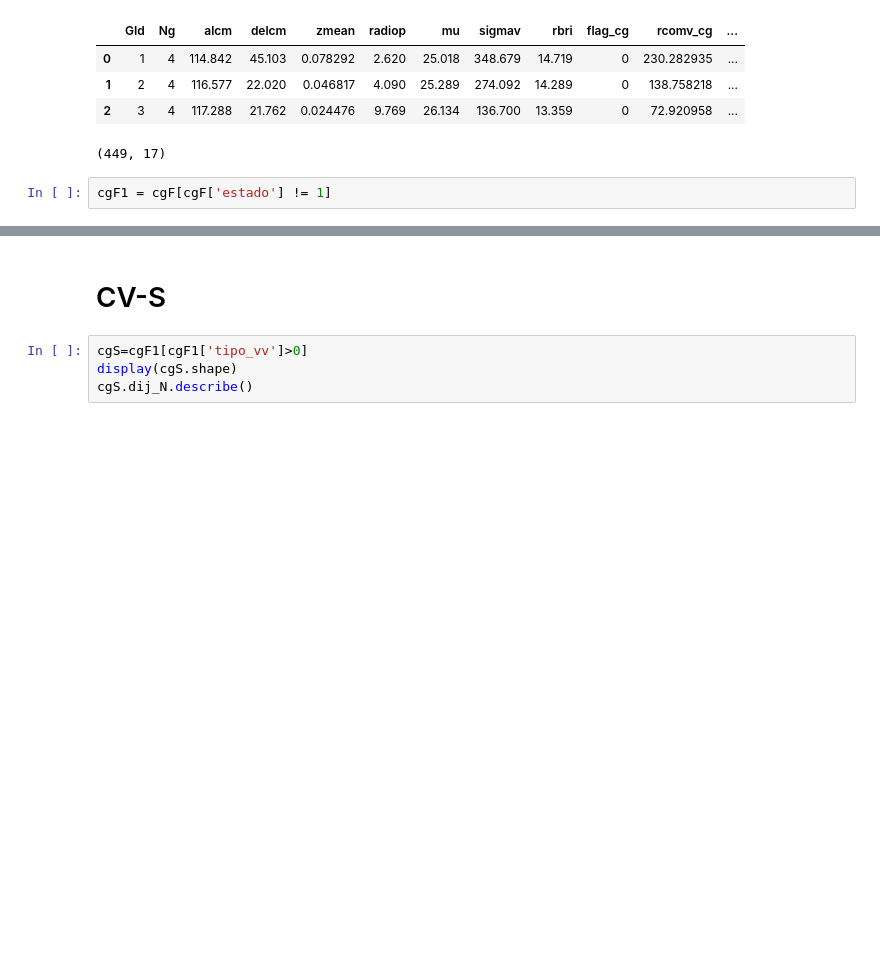
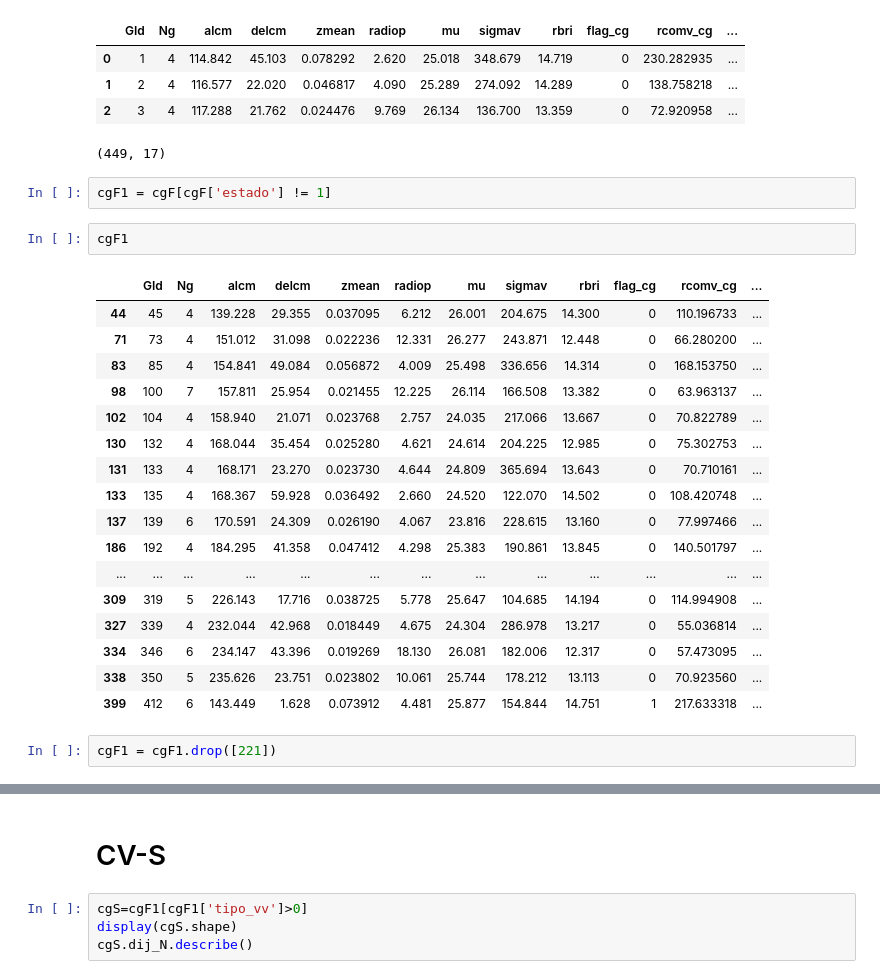
Before and after one commit to antotaverna/cg_environments, a Jupyter notebook: plots/void/dist_pf.ipynb, the cells around one changed output, grey strips where cells are left out. Drawn from its saved outputs; the diff is of its cells as text; blank space fills up the shorter version.

```diff
--- a/plots/void/dist_pf.ipynb
+++ b/plots/void/dist_pf.ipynb
@@ -54,6 +54,28 @@ display(cgF.shape)
 (449, 17)
 # %%
 cgF1 = cgF[cgF['estado'] != 1]
+# %%
+cgF1
+# %% [output]
+|  | GId | Ng | alcm | delcm | zmean | radiop | mu | sigmav | rbri | flag_cg | rcomv_cg | ... |
+| 44 | 45 | 4 | 139.228 | 29.355 | 0.037095 | 6.212 | 26.001 | 204.675 | 14.300 | 0 | 110.196733 | ... |
+| 71 | 73 | 4 | 151.012 | 31.098 | 0.022236 | 12.331 | 26.277 | 243.871 | 12.448 | 0 | 66.280200 | ... |
+| 83 | 85 | 4 | 154.841 | 49.084 | 0.056872 | 4.009 | 25.498 | 336.656 | 14.314 | 0 | 168.153750 | ... |
+| 98 | 100 | 7 | 157.811 | 25.954 | 0.021455 | 12.225 | 26.114 | 166.508 | 13.382 | 0 | 63.963137 | ... |
+| 102 | 104 | 4 | 158.940 | 21.071 | 0.023768 | 2.757 | 24.035 | 217.066 | 13.667 | 0 | 70.822789 | ... |
+| 130 | 132 | 4 | 168.044 | 35.454 | 0.025280 | 4.621 | 24.614 | 204.225 | 12.985 | 0 | 75.302753 | ... |
+| 131 | 133 | 4 | 168.171 | 23.270 | 0.023730 | 4.644 | 24.809 | 365.694 | 13.643 | 0 | 70.710161 | ... |
+| 133 | 135 | 4 | 168.367 | 59.928 | 0.036492 | 2.660 | 24.520 | 122.070 | 14.502 | 0 | 108.420748 | ... |
+| 137 | 139 | 6 | 170.591 | 24.309 | 0.026190 | 4.067 | 23.816 | 228.615 | 13.160 | 0 | 77.997466 | ... |
+| 186 | 192 | 4 | 184.295 | 41.358 | 0.047412 | 4.298 | 25.383 | 190.861 | 13.845 | 0 | 140.501797 | ... |
+| ... | ... | ... | ... | ... | ... | ... | ... | ... | ... | ... | ... | ... |
+| 309 | 319 | 5 | 226.143 | 17.716 | 0.038725 | 5.778 | 25.647 | 104.685 | 14.194 | 0 | 114.994908 | ... |
+| 327 | 339 | 4 | 232.044 | 42.968 | 0.018449 | 4.675 | 24.304 | 286.978 | 13.217 | 0 | 55.036814 | ... |
+| 334 | 346 | 6 | 234.147 | 43.396 | 0.019269 | 18.130 | 26.081 | 182.006 | 12.317 | 0 | 57.473095 | ... |
+| 338 | 350 | 5 | 235.626 | 23.751 | 0.023802 | 10.061 | 25.744 | 178.212 | 13.113 | 0 | 70.923560 | ... |
+| 399 | 412 | 6 | 143.449 | 1.628 | 0.073912 | 4.481 | 25.877 | 154.844 | 14.751 | 1 | 217.633318 | ... |
+# %%
+cgF1 = cgF1.drop([221])
 # %%
 cgF1.shape
 # %% [output]
```
Also changed, not shown: parts of 7 cells of this notebook, 26 other files.
